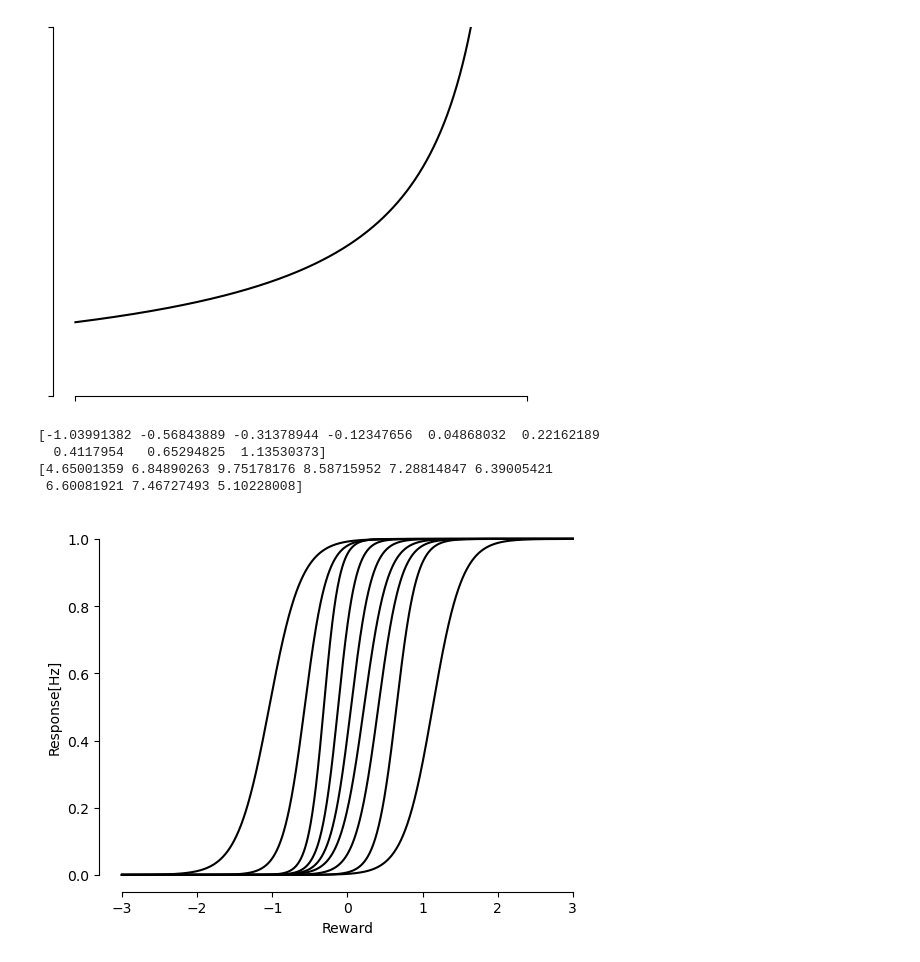
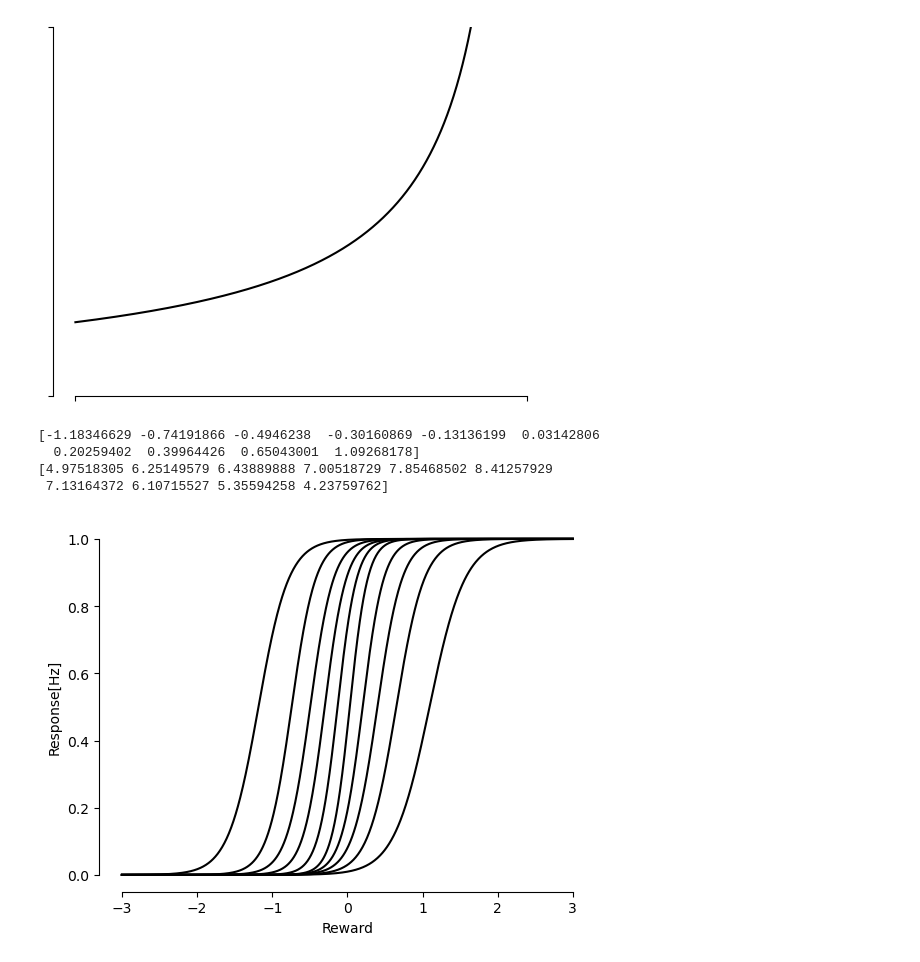
Before and after one commit to dongjae-kim/efficient-coding-dist-rl, a Jupyter notebook: Learning Rules.ipynb, the cells around one changed output. Drawn from its saved outputs; the diff is of its cells as text; code cells hidden in the pictures.

```diff
--- a/Learning Rules.ipynb
+++ b/Learning Rules.ipynb
@@ -598,6 +605,9 @@ plt.savefig("LRFix.pdf", bbox_inches='tight')
 [figure]
 [figure]
 # %%
+mu = np.ones(10)
+d = np.ones(10)
+g = np.ones(10)
 for i in range(10000):
     reward = gen.normal()
     update_expect(mu, d, g, reward, scale=0.01)
@@ -606,14 +616,13 @@ for i in range(10000):
 print(mu)
 print(d)
 # %% [output]
-[-1.03991382 -0.56843889 -0.31378944 -0.12347656  0.04868032  0.22162189
-  0.4117954   0.65294825  1.13530373]
-[4.65001359 6.84890263 9.75178176 8.58715952 7.28814847 6.39005421
- 6.60081921 7.46727493 5.10228008]
+[-1.18346629 -0.74191866 -0.4946238  -0.30160869 -0.13136199  0.03142806
+  0.20259402  0.39964426  0.65043001  1.09268178]
+[4.97518305 6.25149579 6.43889888 7.00518729 7.85468502 8.41257929
+ 7.13164372 6.10715527 5.35594258 4.23759762]
 # %%
 x = np.linspace(-3,3,1000)
-g = np.ones(9)
 plot_neurons(mu, d, g, x)
 # %% [output]
-[figure, old version]
+[figure, new version]
 # %%
```
Also changed, not shown: parts of 14 cells of this notebook.
